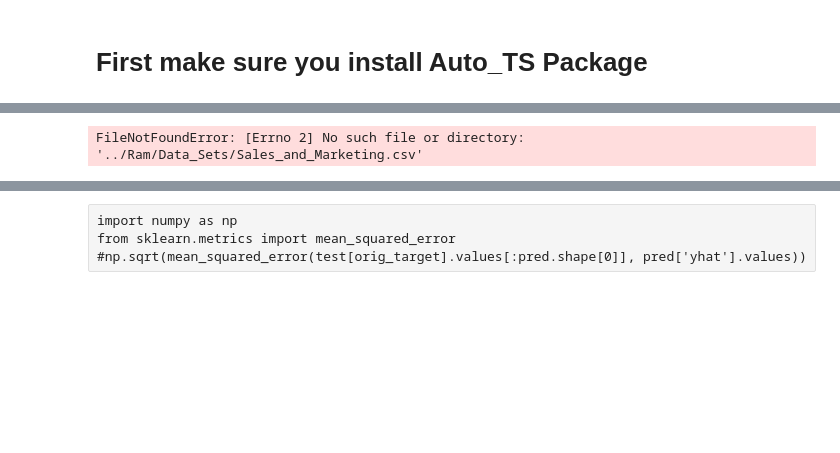
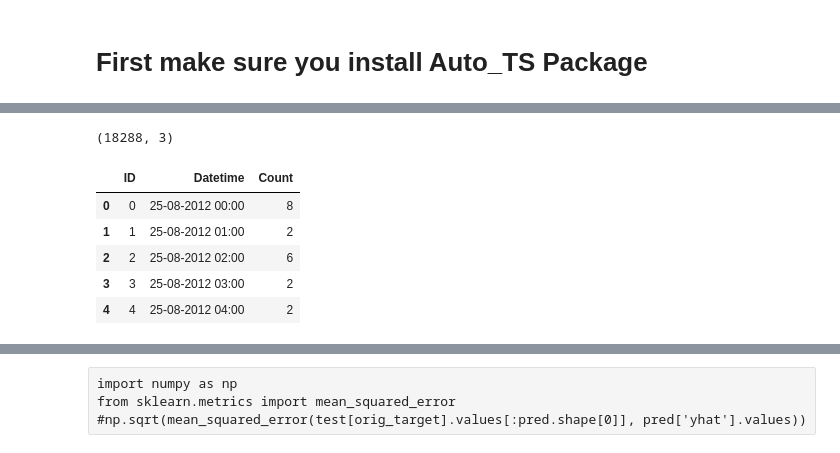
Before and after one commit to AutoViML/Auto_TS, a Jupyter notebook: example_notebooks/Auto_TS_Test_AV_Hack_TS_Rank_600.ipynb, the cells around one changed output, grey strips where cells are left out. Drawn from its saved outputs; the diff is of its cells as text; code cells hidden in the pictures; blank space fills up the shorter version.

```diff
--- a/example_notebooks/Auto_TS_Test_AV_Hack_TS_Rank_600.ipynb
+++ b/example_notebooks/Auto_TS_Test_AV_Hack_TS_Rank_600.ipynb
@@ -27,10 +23,18 @@ SyntaxError: EOL while scanning string literal (<ipython-input-6-10031a8aba20>,
+# %%
+datapath = '../Ram/Data_Sets/'
 # %%
-filename = 'Sales_and_Marketing.csv'
-train = pd.read_csv(datapath+filename,index_col=None)[:5000]
+filename = 'time_series_train.csv'
+train = pd.read_csv(datapath+filename,index_col=None)[:]
 print(train.shape)
 train.head()
 # %% [output]
-FileNotFoundError: [Errno 2] No such file or directory: '../Ram/Data_Sets/Sales_and_Marketing.csv'
+(18288, 3)
+|  | ID | Datetime | Count |
+| 0 | 0 | 25-08-2012 00:00 | 8 |
+| 1 | 1 | 25-08-2012 01:00 | 2 |
+| 2 | 2 | 25-08-2012 02:00 | 6 |
+| 3 | 3 | 25-08-2012 03:00 | 2 |
+| 4 | 4 | 25-08-2012 04:00 | 2 |
 # %%
 filename = 'time_series_test.csv'
 test = pd.read_csv(datapath+filename,index_col=None)[:]
```
Also changed, not shown: parts of 10 cells of this notebook.
